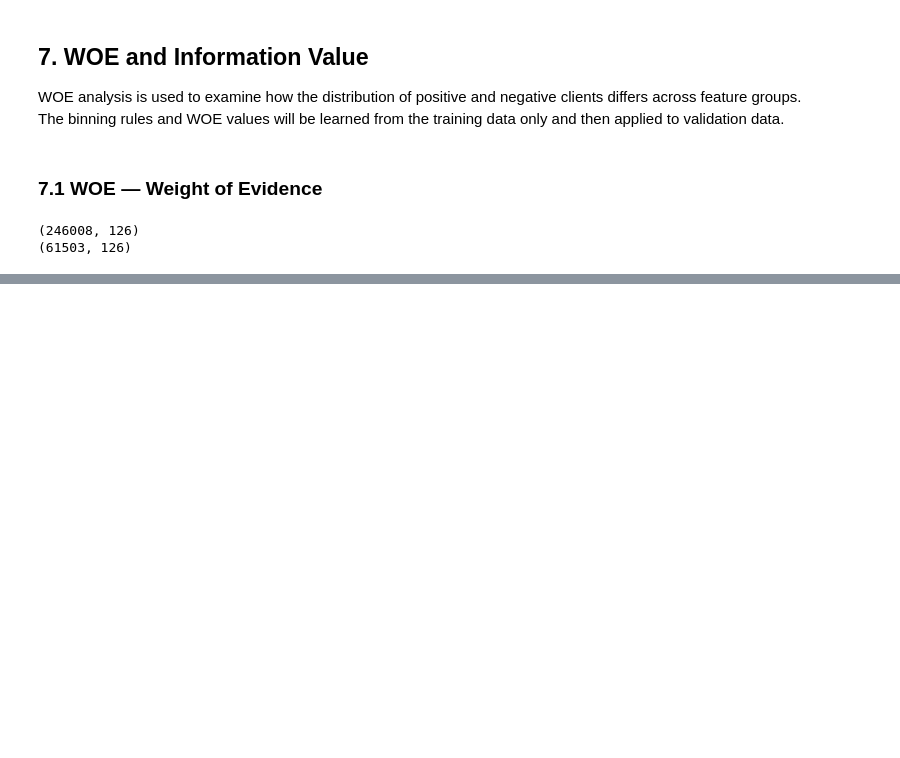
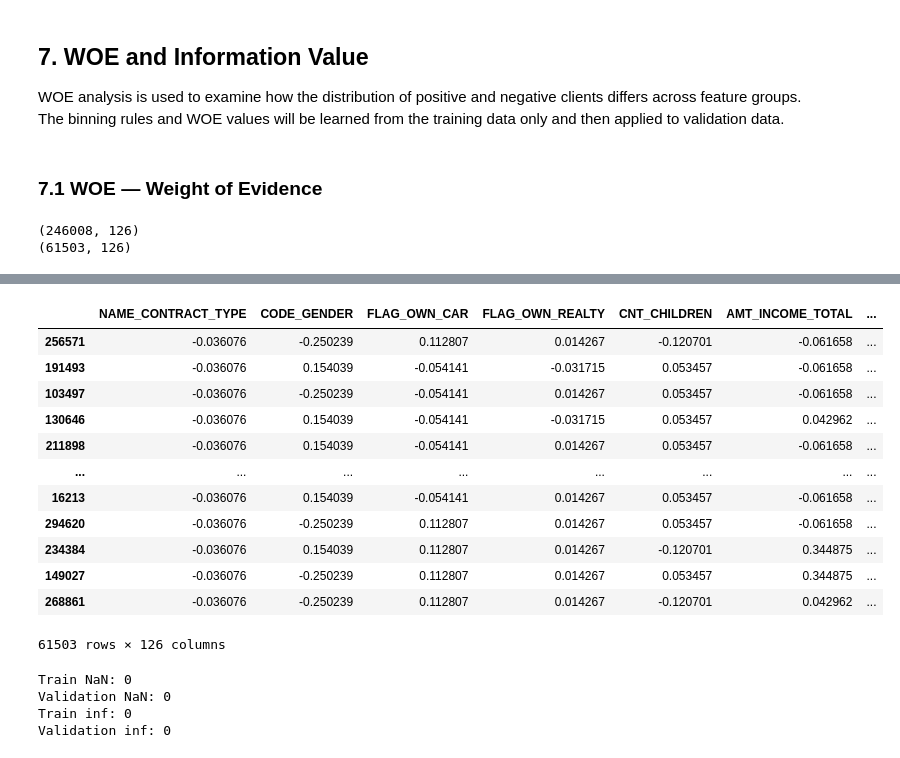
Before and after one commit to Tural-Kazimov/home-credit-default-risk, a Jupyter notebook: 03_model_training.ipynb, the cells around one changed output, grey strips where cells are left out. Drawn from its saved outputs; the diff is of its cells as text; code cells hidden in the pictures; blank space fills up the shorter version.

```diff
--- a/03_model_training.ipynb
+++ b/03_model_training.ipynb
@@ -209,0 +372,38 @@ print(X_valid_woe_raw.shape)
+# %%
+X_train_woe = binning_process.transform(
+    X_train_woe_raw,
+    metric = 'woe'
+)
+
+X_valid_woe = binning_process.transform(
+    X_valid_woe_raw,
+    metric = 'woe'
+)
+# %%
+X_valid_woe
+# %% [output]
+|  | NAME_CONTRACT_TYPE | CODE_GENDER | FLAG_OWN_CAR | FLAG_OWN_REALTY | CNT_CHILDREN | AMT_INCOME_TOTAL | ... |
+| 256571 | -0.036076 | -0.250239 | 0.112807 | 0.014267 | -0.120701 | -0.061658 | ... |
+| 191493 | -0.036076 | 0.154039 | -0.054141 | -0.031715 | 0.053457 | -0.061658 | ... |
+| 103497 | -0.036076 | -0.250239 | -0.054141 | 0.014267 | 0.053457 | -0.061658 | ... |
+| 130646 | -0.036076 | 0.154039 | -0.054141 | -0.031715 | 0.053457 | 0.042962 | ... |
+| 211898 | -0.036076 | 0.154039 | -0.054141 | 0.014267 | 0.053457 | -0.061658 | ... |
+| ... | ... | ... | ... | ... | ... | ... | ... |
+| 16213 | -0.036076 | 0.154039 | -0.054141 | 0.014267 | 0.053457 | -0.061658 | ... |
+| 294620 | -0.036076 | -0.250239 | 0.112807 | 0.014267 | 0.053457 | -0.061658 | ... |
+| 234384 | -0.036076 | 0.154039 | 0.112807 | 0.014267 | -0.120701 | 0.344875 | ... |
+| 149027 | -0.036076 | -0.250239 | 0.112807 | 0.014267 | 0.053457 | 0.344875 | ... |
+| 268861 | -0.036076 | -0.250239 | 0.112807 | 0.014267 | -0.120701 | 0.042962 | ... |
+61503 rows × 126 columns
+# %%
+# Check for missing and inf values
+print('Train NaN:', X_train_woe.isna().sum().sum())
+print('Validation NaN:', X_valid_woe.isna().sum().sum())
+
+print('Train inf:', np.isinf(X_train_woe).sum().sum())
+print('Validation inf:', np.isinf(X_valid_woe).sum().sum())
+# %% [output]
+Train NaN: 0
+Validation NaN: 0
+Train inf: 0
+Validation inf: 0
```
Also changed, not shown: parts of 22 cells of this notebook.
